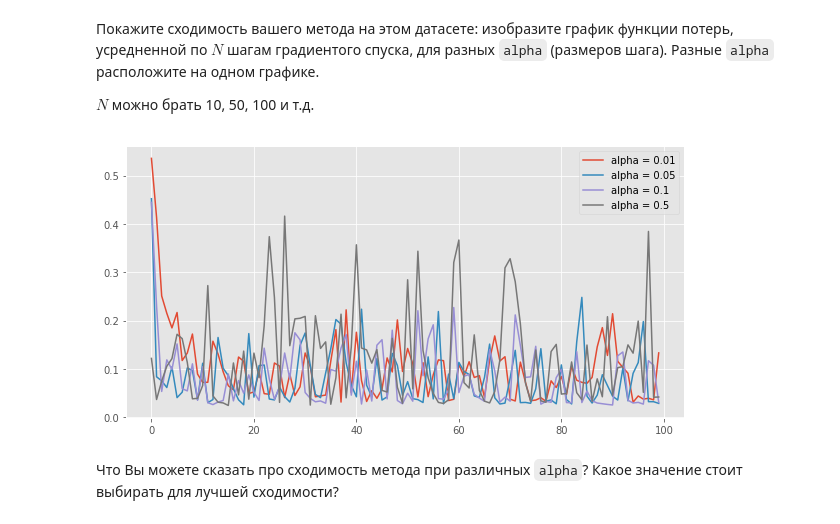
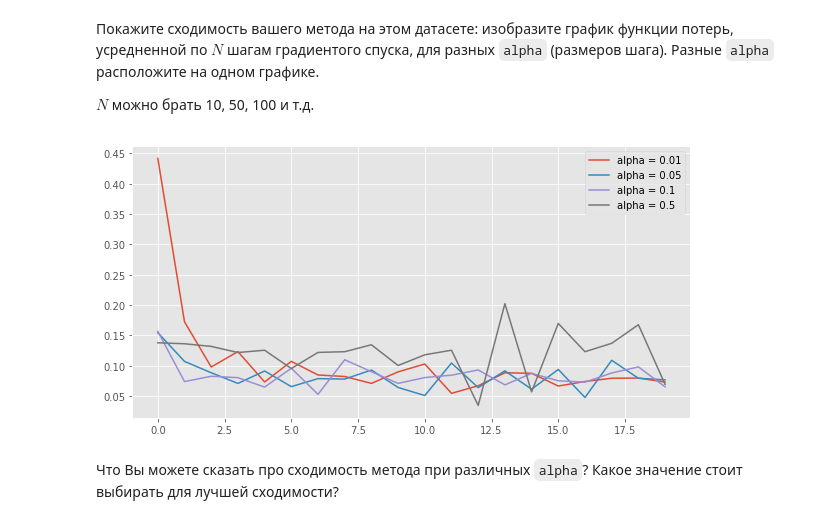
Before and after one commit to cntkkjxrf/hw, a Jupyter notebook: HW3/astafeva_hw3.ipynb, the cells around one changed output. Saved outputs shown, nothing was run; the diff lists cells and outputs as text; code cells hidden in the pictures.

```diff
--- a/HW3/astafeva_hw3.ipynb
+++ b/HW3/astafeva_hw3.ipynb
@@ -273,14 +273,13 @@ def batch_generator(X, y, shuffle=True, batch_size=1):
     """
 
     xsz = X.shape[0]
-
-    for i in range(xsz // batch_size):
-        if shuffle == True:
-            ids = np.random.permutation(xsz)[:batch_size]
-        else:
-            ids = np.arange(batch_size) * (i + 1)
-        X_batch = X[ids]
-        y_batch = y[ids]
+    ids = np.arange(xsz)
+    if shuffle:
+        np.random.shuffle(ids)
+    for i in range(0, xsz, batch_size):
+        bid = ids[i : min(i + batch_size, xsz)]
+        X_batch = X[bid]
+        y_batch = y[bid]
         yield (X_batch, y_batch)
 
 # Теперь можно сделать генератор по данным ()
@@ -438,19 +437,19 @@ X, y = make_classification(n_samples=1000, n_features=10,
 $N$ можно брать 10, 50, 100 и т.д.
 # %%
 plt.figure(figsize=(10, 5))
-N = 100
+N = 500
 alpha = [0.01, 0.05, 0.1, 0.5]
 for a in alpha:
     myclf = MySGDClassifier(batch_generator, alpha=a, C=1000)
     myclf.fit(X, y)
     m = []
     for i in range(len(myclf.errors_log['loss']) // N):
         m.append(np.sum(myclf.errors_log['loss'][i * N : (i + 1) * N]) / N)
     plt.plot(np.arange(len(m)), m, label='alpha = {}'.format(a))
 plt.legend()
 plt.show()
 # %% [output]
-[figure, old version]
+[figure, new version]
 # %% [markdown]
 Что Вы можете сказать про сходимость метода при различных `alpha`? Какое значение стоит выбирать для лучшей сходимости?
 # %% [markdown]
```
Also changed, not shown: parts of 7 cells of this notebook.
